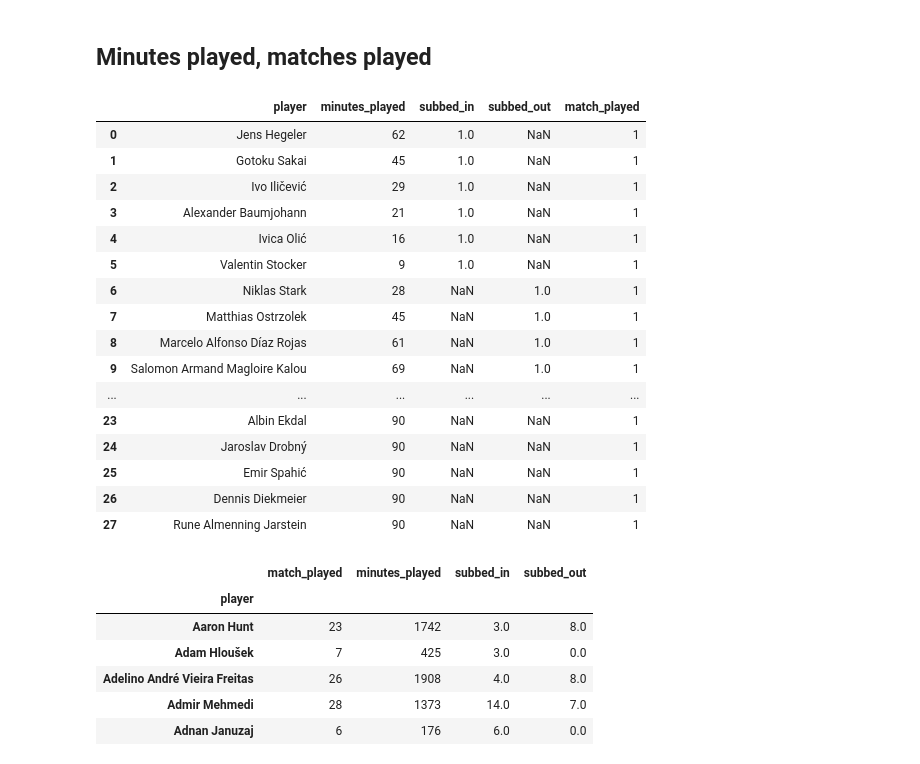
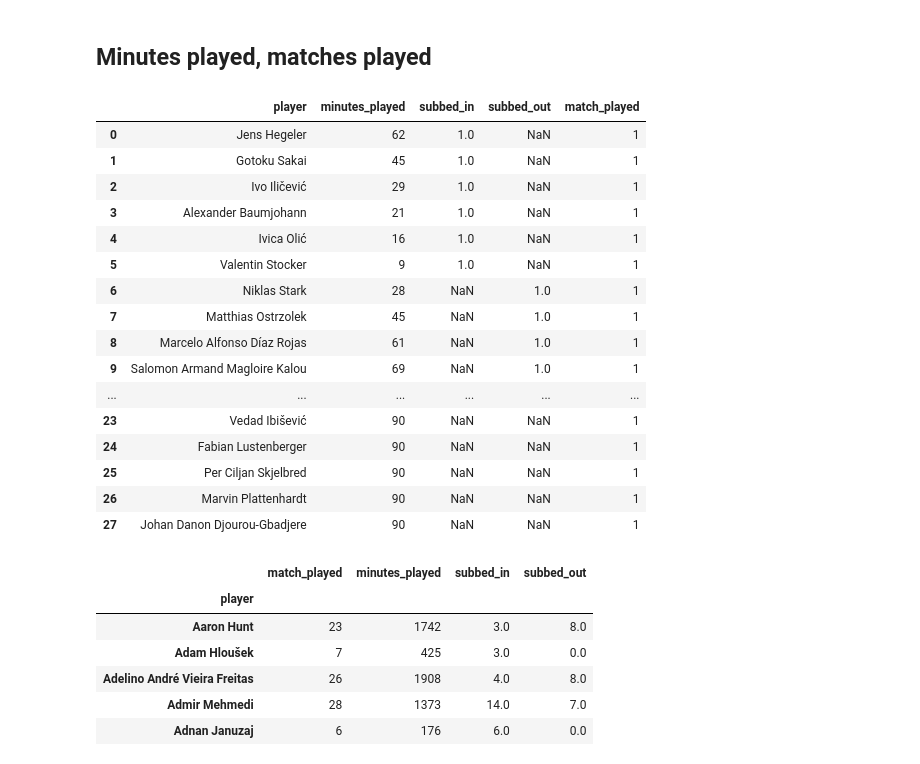
Before and after one commit to allorenz/football-player-similarity, a Jupyter notebook: src/feature_standard_stats.ipynb, the cells around one changed output. Cells and saved outputs as stored; diff of their text form; code cells hidden in the pictures.

```diff
--- a/src/feature_standard_stats.ipynb
+++ b/src/feature_standard_stats.ipynb
@@ -184,7 +230,8 @@ result_df.to_csv("../data/standard_stats.csv",index=False)
 # %% [markdown]
 ## __Minutes played, matches played__
 # %%
-columns = ["player", "match_id","minute" ,"substitution_replacement","substitution_outcome"] # "timestamp"
+df = dataloader.get_data()
+columns = ["player", "match_id","position","minute" ,"substitution_replacement","substitution_outcome"] # "timestamp"
 match_a = df.loc[(df["match_id"]==3890324), columns]
 match_b = df.loc[(df["match_id"]==3890505), columns]
 
@@ -217,38 +264,38 @@ def get_minutes_played(df):
 
     # add subbed_in subbed_of mask
     df_player_subbed_in["subbed_in"] = 1
     df_player_subbed_out["subbed_out"] = 1
 
     df_subbed_player = pd.concat([df_player_subbed_in, df_player_subbed_out],axis=0)
 
     # add remaining players that were not subbed off
     players_not_subbed_off = [player for player in all_players if player not in df_subbed_player["player"].values]
     df_player_not_subbed_off = pd.DataFrame({"player": players_not_subbed_off, "minutes_played" : 90})
 
     df_result = pd.concat([df_subbed_player, df_player_not_subbed_off],axis=0).reset_index(drop=True)
     df_result["match_played"] = 1
 
     return df_result
 
 get_minutes_played(match_a)
 # %% [output]
 |  | player | minutes_played | subbed_in | subbed_out | match_played |
 | 0 | Jens Hegeler | 62 | 1.0 | NaN | 1 |
 | 1 | Gotoku Sakai | 45 | 1.0 | NaN | 1 |
 | 2 | Ivo Iličević | 29 | 1.0 | NaN | 1 |
 | 3 | Alexander Baumjohann | 21 | 1.0 | NaN | 1 |
 | 4 | Ivica Olić | 16 | 1.0 | NaN | 1 |
 | 5 | Valentin Stocker | 9 | 1.0 | NaN | 1 |
 | 6 | Niklas Stark | 28 | NaN | 1.0 | 1 |
 | 7 | Matthias Ostrzolek | 45 | NaN | 1.0 | 1 |
 | 8 | Marcelo Alfonso Díaz Rojas | 61 | NaN | 1.0 | 1 |
 | 9 | Salomon Armand Magloire Kalou | 69 | NaN | 1.0 | 1 |
 | ... | ... | ... | ... | ... | ... |
-| 23 | Albin Ekdal | 90 | NaN | NaN | 1 |
-| 24 | Jaroslav Drobný | 90 | NaN | NaN | 1 |
-| 25 | Emir Spahić | 90 | NaN | NaN | 1 |
-| 26 | Dennis Diekmeier | 90 | NaN | NaN | 1 |
-| 27 | Rune Almenning Jarstein | 90 | NaN | NaN | 1 |
+| 23 | Vedad Ibišević | 90 | NaN | NaN | 1 |
+| 24 | Fabian Lustenberger | 90 | NaN | NaN | 1 |
+| 25 | Per Ciljan Skjelbred | 90 | NaN | NaN | 1 |
+| 26 | Marvin Plattenhardt | 90 | NaN | NaN | 1 |
+| 27 | Johan Danon Djourou-Gbadjere | 90 | NaN | NaN | 1 |
 # %%
 matche_ids = df["match_id"].unique()
 first_match = True
```
Also changed, not shown: parts of 13 cells of this notebook, 1 other file.
